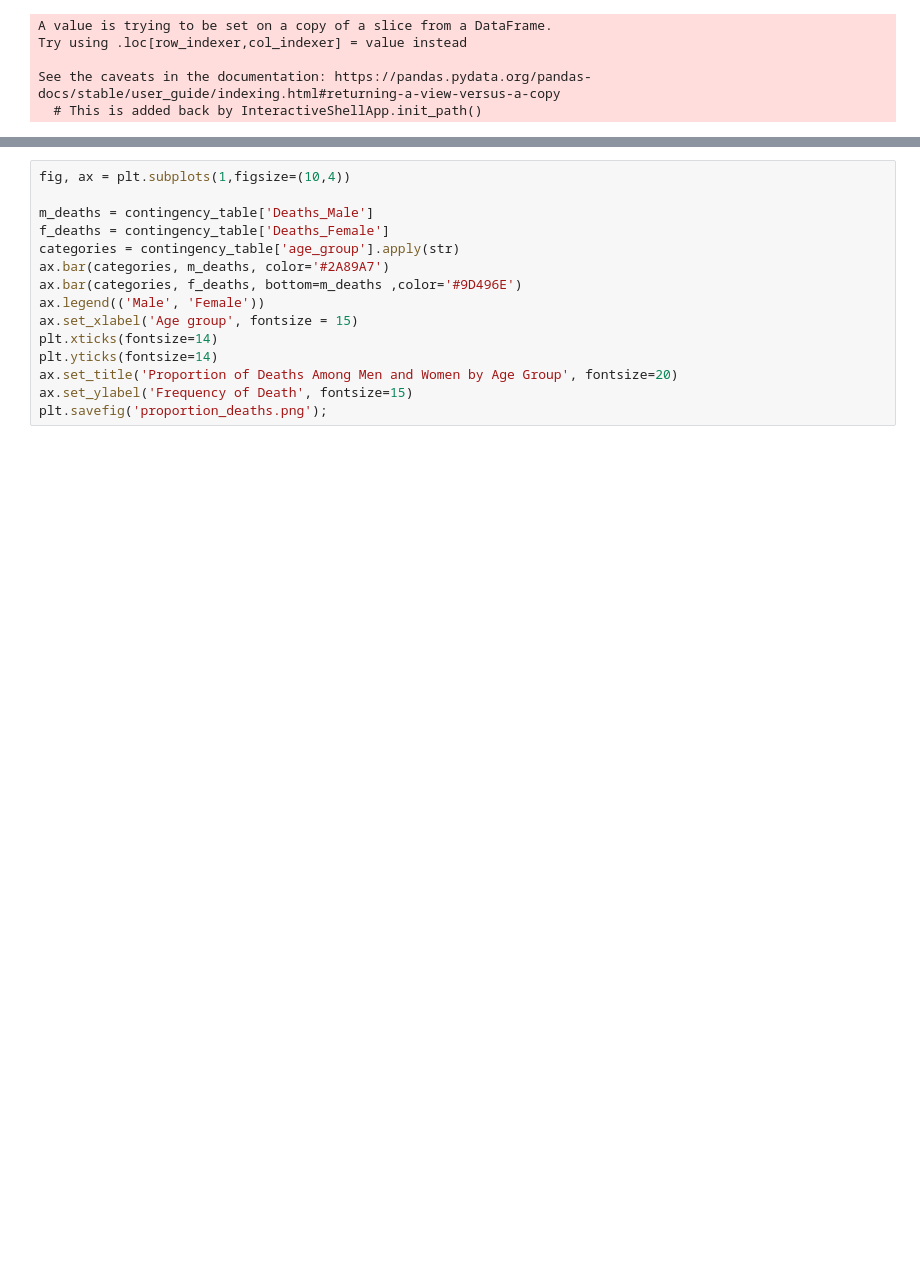
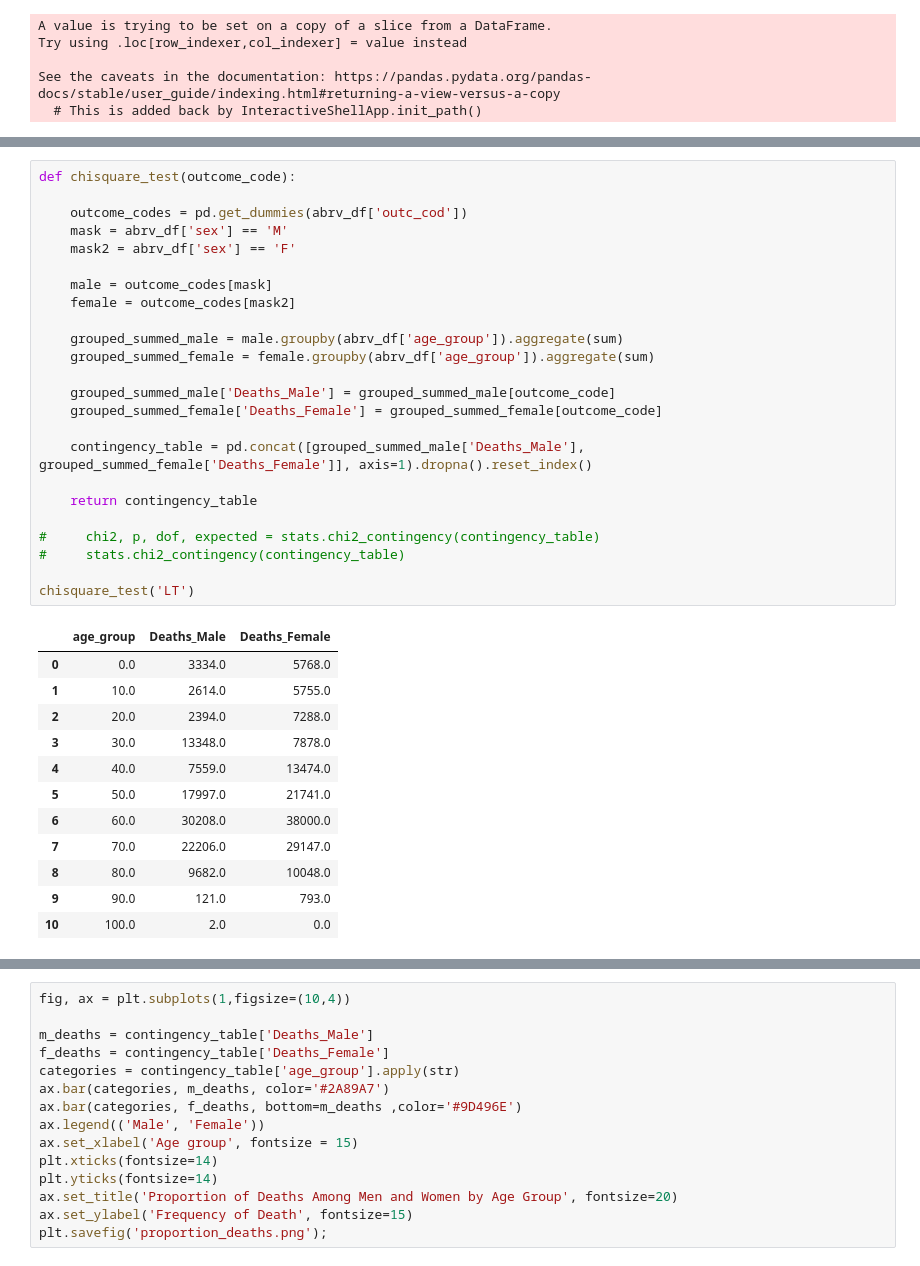
Before and after one commit to gina-santana/Adverse-Drug-Events, a Jupyter notebook: notebooks/HypothesisTestingD3.ipynb, the cells around one changed output, grey strips where cells are left out. Cells and saved outputs as stored; diff of their text form; blank space fills up the shorter version.

```diff
--- a/notebooks/HypothesisTestingD3.ipynb
+++ b/notebooks/HypothesisTestingD3.ipynb
@@ -158,3 +161,40 @@ stats.chi2_contingency(contingency_table)
         [5.99223569e+01, 1.73335768e+04, 1.66765009e+04],
         [6.26309108e+00, 1.81170727e+03, 1.74302963e+03],
         [2.37438162e-01, 6.86830896e+01, 6.60794722e+01]]))
+# %%
+def chisquare_test(outcome_code):
+
+    outcome_codes = pd.get_dummies(abrv_df['outc_cod'])
+    mask = abrv_df['sex'] == 'M'
+    mask2 = abrv_df['sex'] == 'F'
+
+    male = outcome_codes[mask]
+    female = outcome_codes[mask2]
+
+    grouped_summed_male = male.groupby(abrv_df['age_group']).aggregate(sum)
+    grouped_summed_female = female.groupby(abrv_df['age_group']).aggregate(sum)
+
+    grouped_summed_male['Deaths_Male'] = grouped_summed_male[outcome_code]
+    grouped_summed_female['Deaths_Female'] = grouped_summed_female[outcome_code]
+
+    contingency_table = pd.concat([grouped_summed_male['Deaths_Male'], grouped_summed_female['Deaths_Female']], axis=1).dropna().reset_index()
+
+    return contingency_table
+
+#     chi2, p, dof, expected = stats.chi2_contingency(contingency_table)
+#     stats.chi2_contingency(contingency_table)
+
+chisquare_test('LT')
+# %% [output]
+|  | age_group | Deaths_Male | Deaths_Female |
+| 0 | 0.0 | 3334.0 | 5768.0 |
+| 1 | 10.0 | 2614.0 | 5755.0 |
+| 2 | 20.0 | 2394.0 | 7288.0 |
+| 3 | 30.0 | 13348.0 | 7878.0 |
+| 4 | 40.0 | 7559.0 | 13474.0 |
+| 5 | 50.0 | 17997.0 | 21741.0 |
+| 6 | 60.0 | 30208.0 | 38000.0 |
+| 7 | 70.0 | 22206.0 | 29147.0 |
+| 8 | 80.0 | 9682.0 | 10048.0 |
+| 9 | 90.0 | 121.0 | 793.0 |
+| 10 | 100.0 | 2.0 | 0.0 |
```
Also changed, not shown: parts of 5 cells of this notebook, 1 other file.
